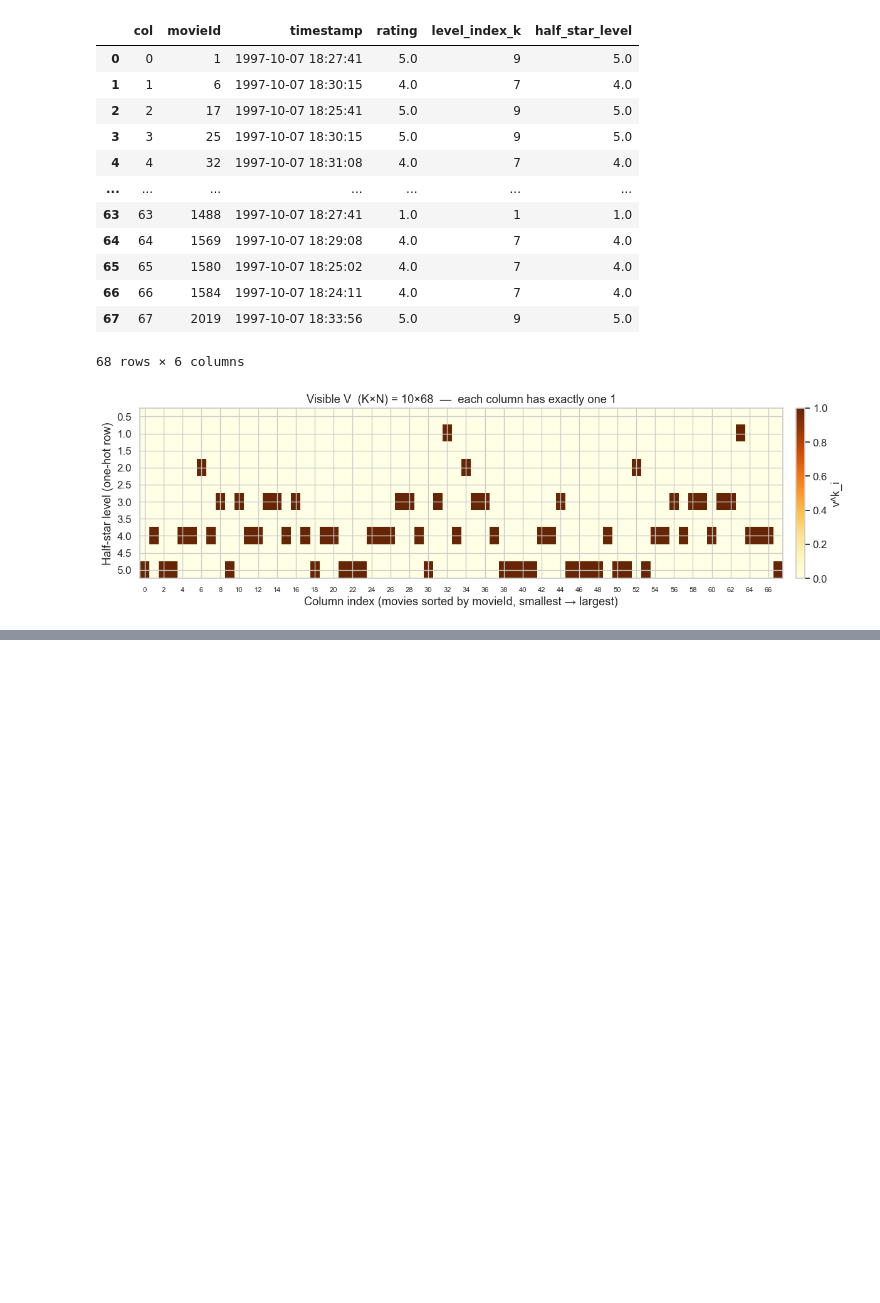
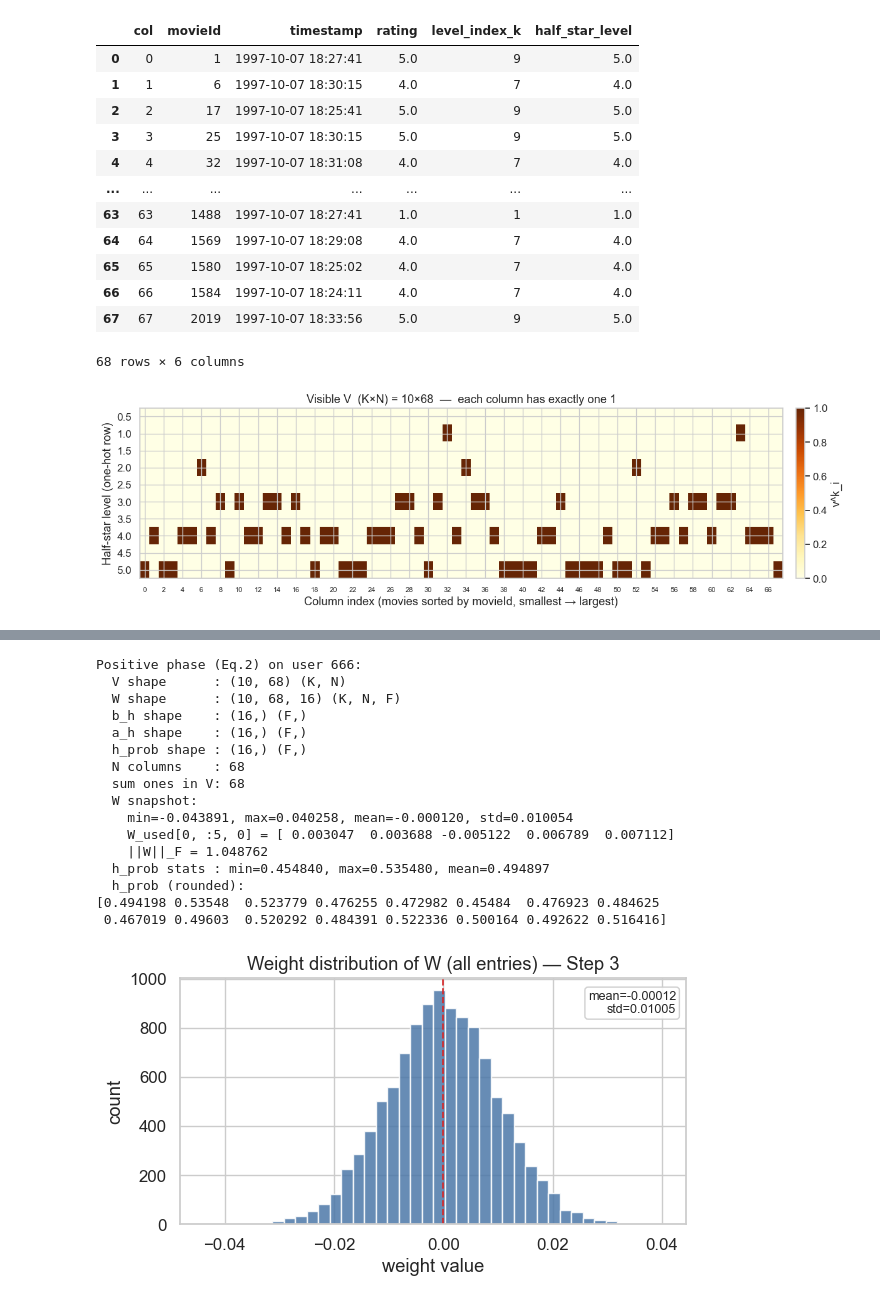
Before and after one commit to yixuan116/MovieLens-with-Restricted-Boltzmann-machine, a Jupyter notebook: notebooks/07_user_profile_analysis.ipynb, the cells around one changed output, grey strips where cells are left out. Drawn from its saved outputs; the diff is of its cells as text; code cells hidden in the pictures; blank space fills up the shorter version.

```diff
--- a/notebooks/07_user_profile_analysis.ipynb
+++ b/notebooks/07_user_profile_analysis.ipynb
@@ -1272,0 +1400,75 @@ plt.show()
+# %%
+# Step 3 — Positive phase only: Eq.(2) on full V (user 666)
+
+import numpy as np
+import matplotlib.pyplot as plt
+
+assert 'V' in globals(), 'Run Step 1 first (build V).'
+assert 'W_init' in globals() and 'b_h_init' in globals(), 'Run Step 2 first (W_init and b_h_init).';
+
+W_used = W_init
+b_h_used = b_h_init
+
+# Eq. (2): a_j = b_j + sum_{i,k} v_i^k W_{ijk}
+a_h = b_h_used + np.einsum('kn,knf->f', V, W_used)   # shape: (F,)
+
+# Conditional Bernoulli probabilities for hidden units
+h_prob = 1.0 / (1.0 + np.exp(-a_h))         # shape: (F,)
+
+print('Positive phase (Eq.2) on user 666:')
+print(f'  V shape      : {V.shape} (K, N)')
+print(f'  W shape      : {W_used.shape} (K, N, F)')
+print(f'  b_h shape    : {b_h_used.shape} (F,)')
+print(f'  a_h shape    : {a_h.shape} (F,)')
+print(f'  h_prob shape : {h_prob.shape} (F,)')
+print(f'  N columns    : {V.shape[1]}')
+print(f'  sum ones in V: {int(V.sum())}')
+
+# Weight summary (friendly)
+print('  W snapshot:')
+print(f'    min={W_used.min():.6f}, max={W_used.max():.6f}, mean={W_used.mean():.6f}, std={W_used.std():.6f}')
+print('    W_used[0, :5, 0] =', np.round(W_used[0, :5, 0], 6))
+print(f'    ||W||_F = {np.linalg.norm(W_used):.6f}')
+
+print(f'  h_prob stats : min={h_prob.min():.6f}, max={h_prob.max():.6f}, mean={h_prob.mean():.6f}')
+print('  h_prob (rounded):')
+print(np.round(h_prob, 6))
+
+# Weight distribution plot
+w_flat = W_used.ravel()
+fig, ax = plt.subplots(figsize=(6.2, 3.6))
+ax.hist(w_flat, bins=40, color='#4c78a8', alpha=0.85, edgecolor='white')
+ax.axvline(0.0, color='#d62728', linestyle='--', linewidth=1.2)
+ax.set_title('Weight distribution of W (all entries) — Step 3')
+ax.set_xlabel('weight value')
+ax.set_ylabel('count')
+ax.text(0.98, 0.95, f'mean={w_flat.mean():.5f}\nstd={w_flat.std():.5f}',
+        transform=ax.transAxes, ha='right', va='top', fontsize=9,
+        bbox=dict(boxstyle='round,pad=0.25', fc='white', ec='#cccccc', alpha=0.9))
+plt.tight_layout()
+plt.show()
+
+# keep for next phase
+h_prob_666 = h_prob
+a_h_666 = a_h
+
+# snapshot weight tensor at Step3
+W_step3 = W_used.copy()
+# %% [output]
+Positive phase (Eq.2) on user 666:
+  V shape      : (10, 68) (K, N)
+  W shape      : (10, 68, 16) (K, N, F)
+  b_h shape    : (16,) (F,)
+  a_h shape    : (16,) (F,)
+  h_prob shape : (16,) (F,)
+  N columns    : 68
+  sum ones in V: 68
+  W snapshot:
+    min=-0.043891, max=0.040258, mean=-0.000120, std=0.010054
+    W_used[0, :5, 0] = [ 0.003047  0.003688 -0.005122  0.006789  0.007112]
+    ||W||_F = 1.048762
+  h_prob stats : min=0.454840, max=0.535480, mean=0.494897
+  h_prob (rounded):
+[0.494198 0.53548  0.523779 0.476255 0.472982 0.45484  0.476923 0.484625
+ 0.467019 0.49603  0.520292 0.484391 0.522336 0.500164 0.492622 0.516416]
+[figure, added]
```
Also changed, not shown: parts of 10 cells of this notebook, 1 other file.
